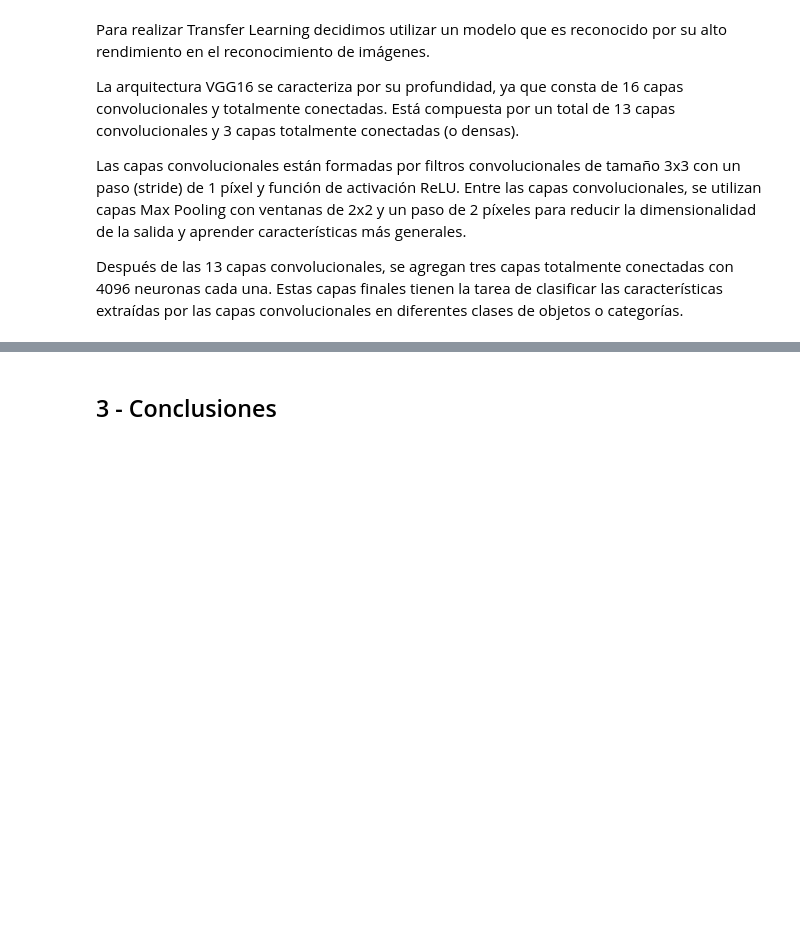
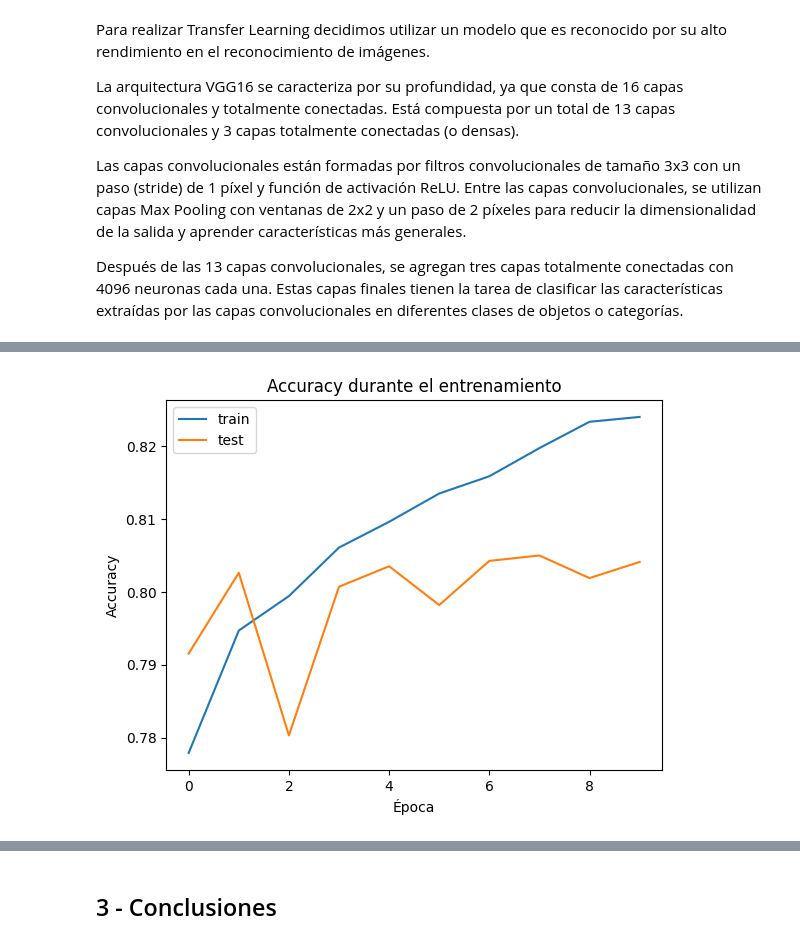
Before and after one commit to nachopalmieri/TP_ML_Aiasa_Fassanelli_Palmieri, a Jupyter notebook: tp3_celebfaces.ipynb, the cells around one changed output, grey strips where cells are left out. Cells and saved outputs as stored; diff of their text form; code cells hidden in the pictures; blank space fills up the shorter version.

Commit message:
add transfer learning

```diff
--- a/tp3_celebfaces.ipynb
+++ b/tp3_celebfaces.ipynb
@@ -2128,7 +2144,7 @@ _________________________________________________________________
 # %%
 history_vg16 = model_vgg16.fit(
     train_generator,
-    epochs=20,
+    epochs=10,
     batch_size=128,
     validation_data=test_generator
 )
@@ -2136,0 +2172,4 @@ Epoch 1/20
+# %%
+learning_curve(history_vg16)
+# %% [output]
+[figure, added]
```
Also changed, not shown: parts of 6 cells of this notebook.
